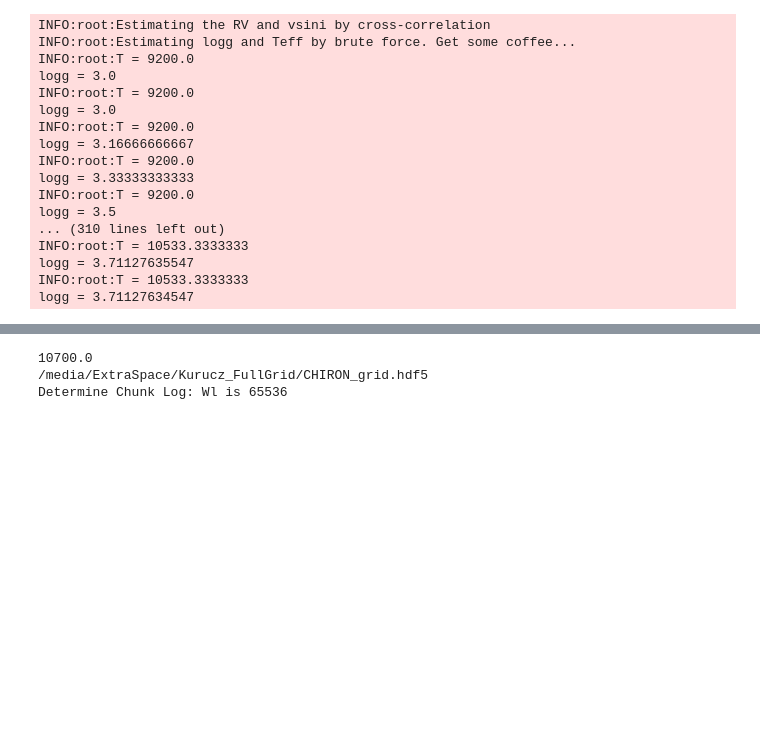
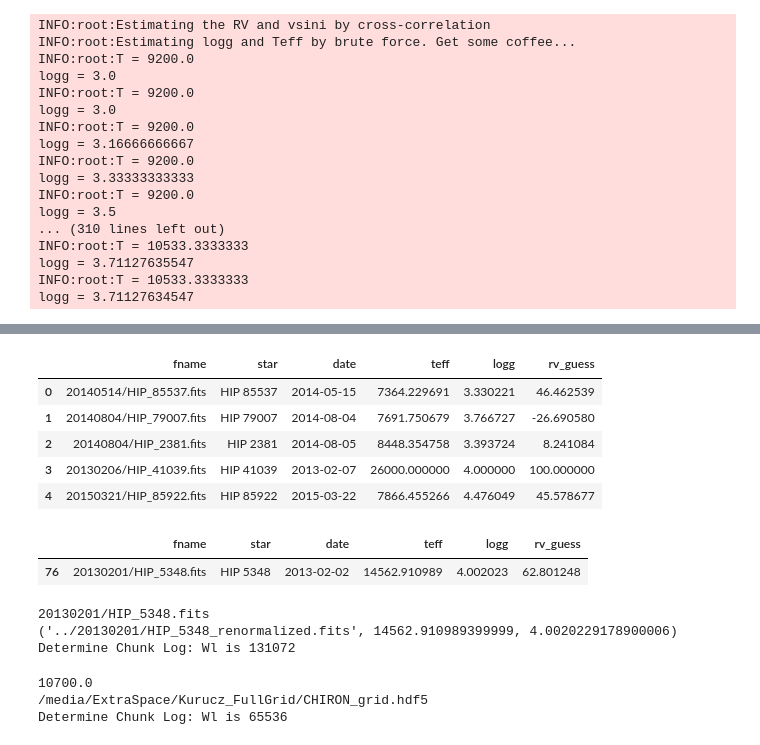
Before and after one commit to kgullikson88/Chiron-Scripts, a Jupyter notebook: MeasureRV.ipynb, the cells around one changed output, grey strips where cells are left out. Saved outputs shown, nothing was run; the diff lists cells and outputs as text; code cells hidden in the pictures; blank space fills up the shorter version.

```diff
--- a/MeasureRV.ipynb
+++ b/MeasureRV.ipynb
@@ -112,0 +121,27 @@ flattened_orders = fitter.flatten_spectrum(plot=True, pars=pars)
+# %%
+import pandas as pd
+df = pd.read_csv('../Flatten.log', header=None, names=['fname', 'star', 'date', 'teff', 'logg', 'rv_guess'])
+df.head()
+# %% [output]
+|  | fname | star | date | teff | logg | rv_guess |
+| 0 | 20140514/HIP_85537.fits | HIP 85537 | 2014-05-15 | 7364.229691 | 3.330221 | 46.462539 |
+| 1 | 20140804/HIP_79007.fits | HIP 79007 | 2014-08-04 | 7691.750679 | 3.766727 | -26.690580 |
+| 2 | 20140804/HIP_2381.fits | HIP 2381 | 2014-08-05 | 8448.354758 | 3.393724 | 8.241084 |
+| 3 | 20130206/HIP_41039.fits | HIP 41039 | 2013-02-07 | 26000.000000 | 4.000000 | 100.000000 |
+| 4 | 20150321/HIP_85922.fits | HIP 85922 | 2015-03-22 | 7866.455266 | 4.476049 | 45.578677 |
+# %%
+df.loc[df.star == 'HIP 5348']
+# %% [output]
+|  | fname | star | date | teff | logg | rv_guess |
+| 76 | 20130201/HIP_5348.fits | HIP 5348 | 2013-02-02 | 14562.910989 | 4.002023 | 62.801248 |
+# %%
+idx = 76
+print df.loc[idx, 'fname']
+fname = '../{}'.format(df.loc[idx, 'fname'].replace('.fits', '_renormalized.fits'))
+teff = df.loc[idx, 'teff']
+logg = df.loc[idx, 'logg']
+fitter = remake_fitter(fname, hdf5_filename, teff, logg, output_basename='../RVFitter_nobalmer/')
+# %% [output]
+20130201/HIP_5348.fits
+('../20130201/HIP_5348_renormalized.fits', 14562.910989399999, 4.0020229178900006)
+Determine Chunk Log: Wl is 131072
```
Also changed, not shown: parts of 6 cells of this notebook.
